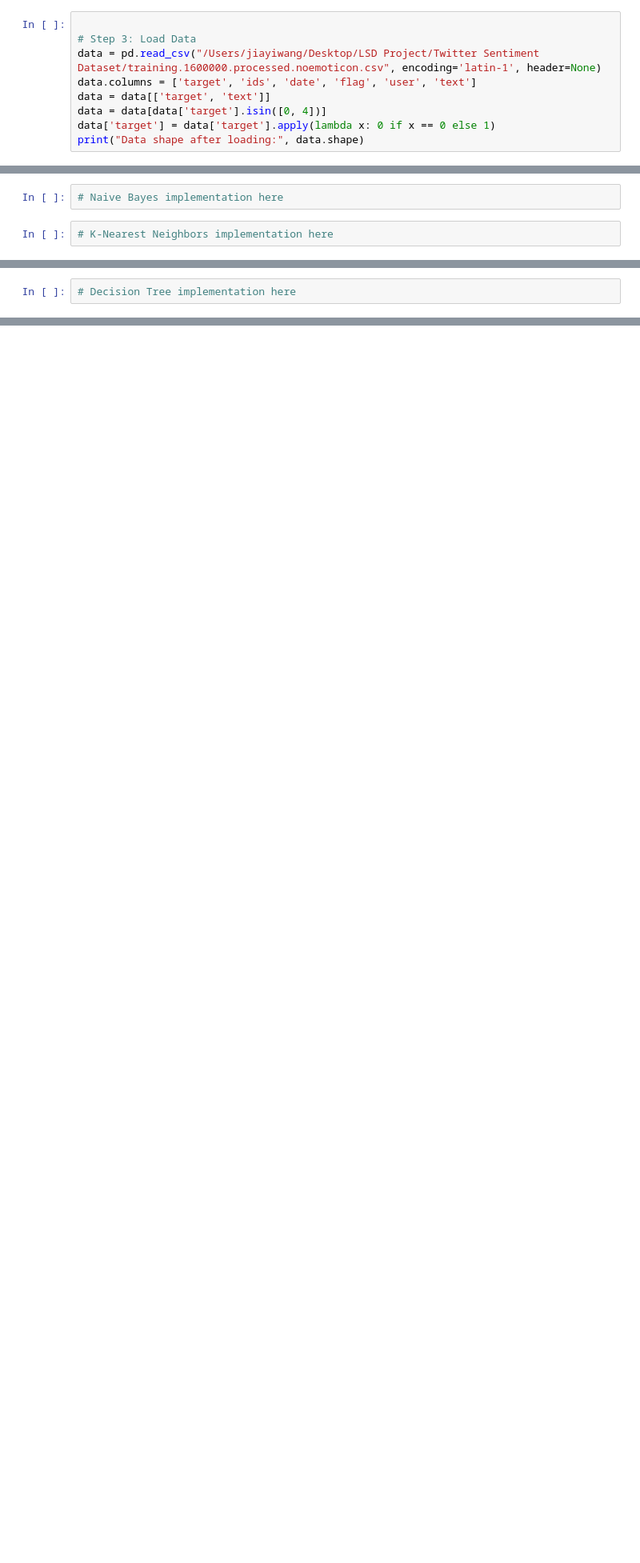
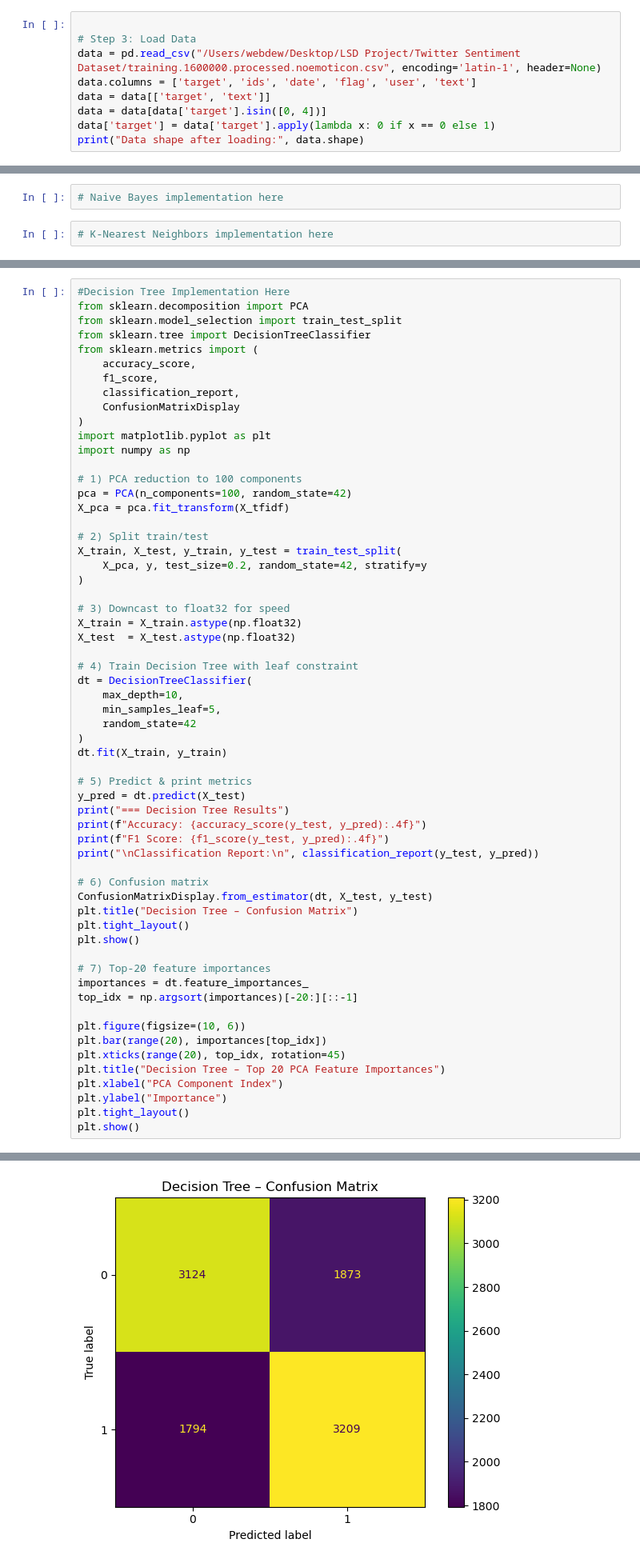
Before and after one commit to Kerrywang64/LSD_B1_project, a Jupyter notebook: LSDB1_Team_Template.ipynb, the cells around one changed output, grey strips where cells are left out. Shown at 80% size. Saved outputs shown, nothing was run; the diff lists cells and outputs as text; blank space fills up the shorter version.

Commit message:
Add files via upload
Section B - Decision Tree & Random Forest

```diff
--- a/LSDB1_Team_Template.ipynb
+++ b/LSDB1_Team_Template.ipynb
@@ -41,7 +42,7 @@ stop_words = set(stopwords.words('english'))
 # %%
 
 # Step 3: Load Data
-data = pd.read_csv("/Users/jiayiwang/Desktop/LSD Project/Twitter Sentiment Dataset/training.1600000.processed.noemoticon.csv", encoding='latin-1', header=None)
+data = pd.read_csv("/Users/webdew/Desktop/LSD Project/Twitter Sentiment Dataset/training.1600000.processed.noemoticon.csv", encoding='latin-1', header=None)
 data.columns = ['target', 'ids', 'date', 'flag', 'user', 'text']
 data = data[['target', 'text']]
 data = data[data['target'].isin([0, 4])]
@@ -132,4 +135,63 @@ Please implement both Decision Tree and Random Forest models using the PCA-trans
 - Feature importance plot (for trees)
 - Confusion matrix
 # %%
-# Decision Tree implementation here
+#Decision Tree Implementation Here
+from sklearn.decomposition import PCA
+from sklearn.model_selection import train_test_split
+from sklearn.tree import DecisionTreeClassifier
+from sklearn.metrics import (
+    accuracy_score,
+    f1_score,
+    classification_report,
+    ConfusionMatrixDisplay
+)
+import matplotlib.pyplot as plt
+import numpy as np
+
+# 1) PCA reduction to 100 components
+pca = PCA(n_components=100, random_state=42)
+X_pca = pca.fit_transform(X_tfidf)
+
+# 2) Split train/test
+X_train, X_test, y_train, y_test = train_test_split(
+    X_pca, y, test_size=0.2, random_state=42, stratify=y
+)
+
+# 3) Downcast to float32 for speed
+X_train = X_train.astype(np.float32)
+X_test  = X_test.astype(np.float32)
+
+# 4) Train Decision Tree with leaf constraint
+dt = DecisionTreeClassifier(
+    max_depth=10,
+    min_samples_leaf=5,
+    random_state=42
+)
+dt.fit(X_train, y_train)
+
+# 5) Predict & print metrics
+y_pred = dt.predict(X_test)
+print("=== Decision Tree Results")
+print(f"Accuracy: {accuracy_score(y_test, y_pred):.4f}")
+print(f"F1 Score: {f1_score(y_test, y_pred):.4f}")
+print("\nClassification Report:\n", classification_report(y_test, y_pred))
+
+# 6) Confusion matrix
+ConfusionMatrixDisplay.from_estimator(dt, X_test, y_test)
+plt.title("Decision Tree – Confusion Matrix")
+plt.tight_layout()
+plt.show()
+
+# 7) Top-20 feature importances
+importances = dt.feature_importances_
+top_idx = np.argsort(importances)[-20:][::-1]
+
+plt.figure(figsize=(10, 6))
+plt.bar(range(20), importances[top_idx])
+plt.xticks(range(20), top_idx, rotation=45)
+plt.title("Decision Tree – Top 20 PCA Feature Importances")
+plt.xlabel("PCA Component Index")
+plt.ylabel("Importance")
+plt.tight_layout()
+plt.show()
+# %% [output]
@@ -135,0 +211 @@ Please implement both Decision Tree and Random Forest models using the PCA-trans
+[figure, added]
```
Also changed, not shown: parts of 7 cells of this notebook.
